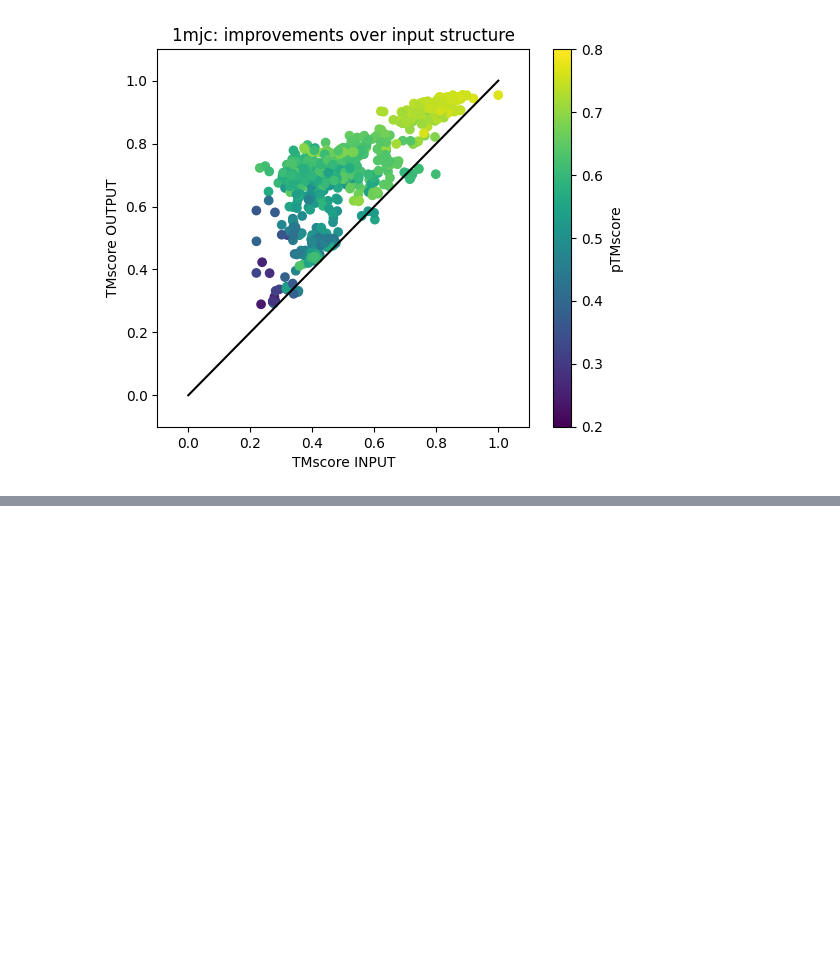
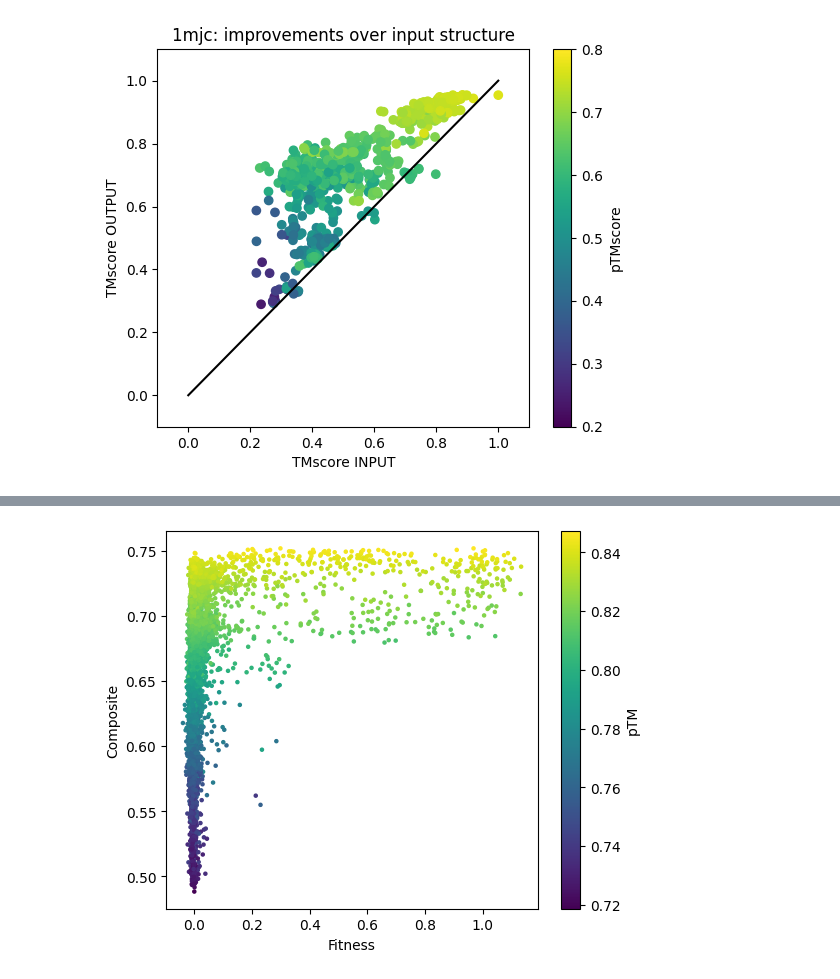
Before and after one commit to sokrypton/ColabDesign, a Jupyter notebook: af/examples/AF2Rank.ipynb, the cells around one changed output, grey strips where cells are left out. Saved outputs shown, nothing was run; the diff lists cells and outputs as text; code cells hidden in the pictures; blank space fills up the shorter version.

```diff
--- a/af/examples/AF2Rank.ipynb
+++ b/af/examples/AF2Rank.ipynb
@@ -196,0 +202,46 @@ plt.show()
+# %%
+# get data
+%shell wget -qnc https://files.ipd.uw.edu/krypton/5CEG_AD_trim.pdb
+%shell wget -qnc https://files.ipd.uw.edu/krypton/design/Library_fitness_vs_parE3_replicate_A.csv
+%shell wget -qnc https://files.ipd.uw.edu/krypton/design/Library_fitness_vs_parE3_replicate_B.csv
+
+lib_a = dict([line.rstrip().split(",") for line in open("Library_fitness_vs_parE3_replicate_A.csv")])
+lib_b = dict([line.rstrip().split(",") for line in open("Library_fitness_vs_parE3_replicate_B.csv")])
+lib_ab = jax.tree_map(lambda a,b:(float(a)+float(b))/2,lib_a,lib_b)
+
+wt = "RHDDIRRLRQLWDEGKASGRPEPVDFDALRKEARQKLTEVRLVWSPTAKADLIDIYVMIGSENIRAADRYYDQLEARALQLADQPRMGVRRPDIRPSARMLVEAPFVLLYETVPDTDDGPVEWVEIVRVVDGRRDLNRLF"
+# %%
+clear_mem()
+model = mk_af_model("fixbb",use_templates=True)
+model.prep_inputs("5CEG_AD_trim.pdb", chain="A,B")
+model.set_seq(mode="wildtype")
+model.set_opt(num_recycles=1)
+# %%
+SCORES = []
+# lets parse the data
+mut_seqs,mut_scos = [],[]
+for mut,sco in lib_ab.items():
+
+  # mutate seq
+  seq = list(wt)
+  for i,m in zip([10,11,12,15],list(mut)): seq[i] = m
+  seq = "".join(seq)
+
+  # predict
+  model.predict(seq=seq, verbose=False)
+  score = get_score(model)
+  score.update({"fitness":sco,"mut":mut})
+  print(*[f"{k} {score[k]:.4f}" for k in ["tm_io","rmsd_io","composite","ptm","plddt","fitness"]])
+  SCORES.append(score)
+# %%
+plt.figure(figsize=(6,5),dpi=100)
+x = np.array([k["fitness"] for k in SCORES])
+y = np.array([k["composite"] for k in SCORES])
+c = np.array([k["ptm"] for k in SCORES])
+plt.scatter(x,y,c=c,s=5)
+plt.xlabel("Fitness")
+plt.ylabel("Composite")
+plt.colorbar(label="pTM")
+plt.show()
+# %% [output]
+[figure, added]
```
Also changed, not shown: parts of 4 cells of this notebook.
